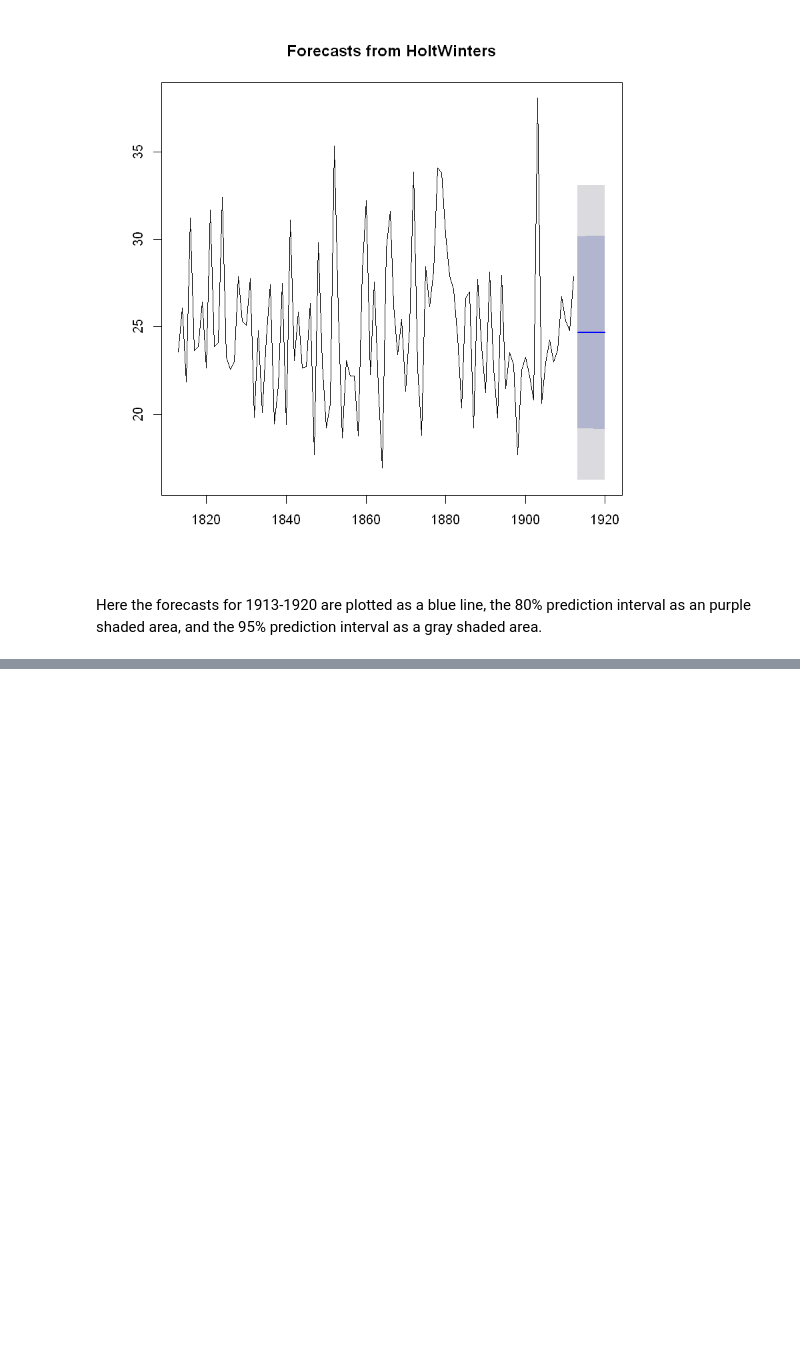
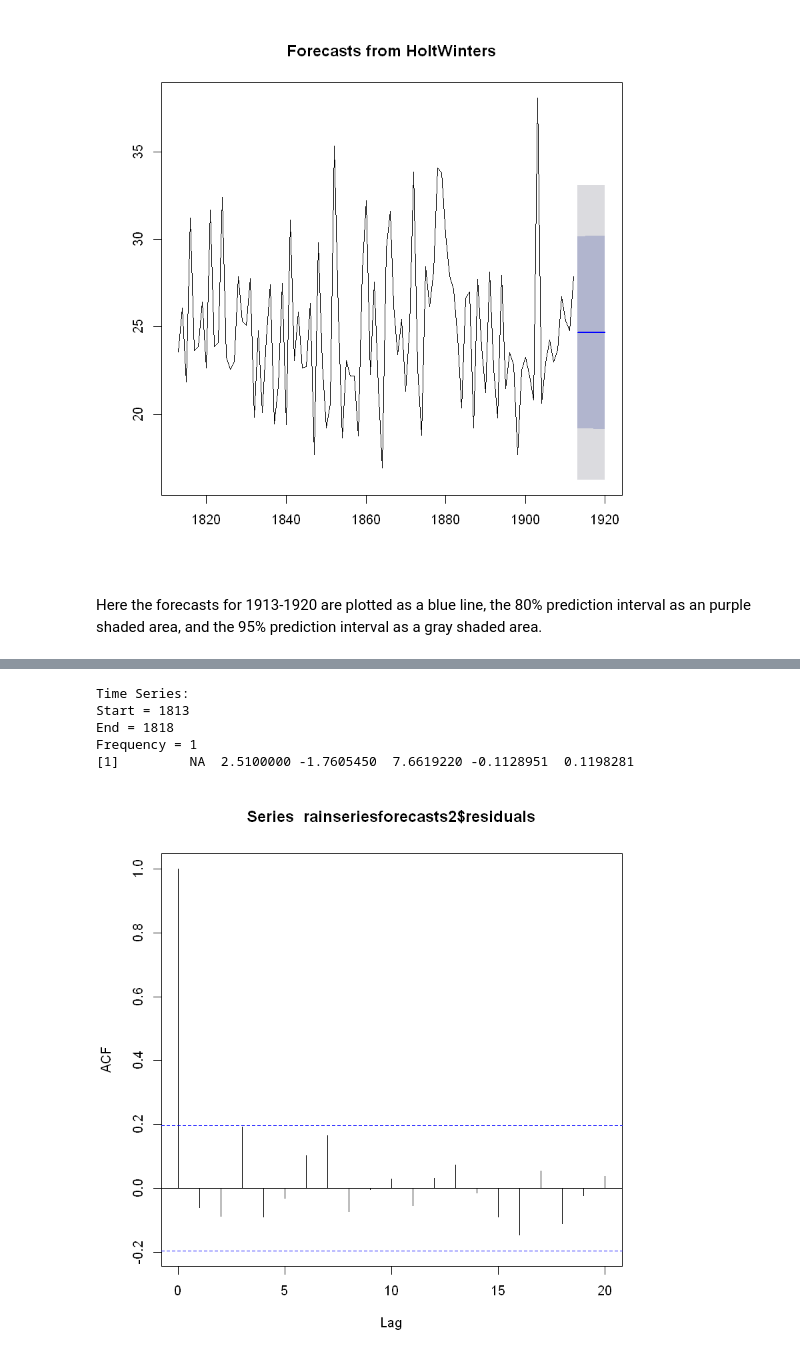
Before and after one commit to iamjz/R-Data, a Jupyter notebook: Timeseries.ipynb, the cells around one changed output, grey strips where cells are left out. Saved outputs shown, nothing was run; the diff lists cells and outputs as text; code cells hidden in the pictures; blank space fills up the shorter version.

```diff
--- a/Timeseries.ipynb
+++ b/Timeseries.ipynb
@@ -391,0 +389,12 @@ Here the forecasts for 1913-1920 are plotted as a blue line, the 80% prediction
+# %%
+head(rainseriesforecasts2$residuals)
+# %% [output]
+Time Series:
+Start = 1813
+End = 1818
+Frequency = 1
+[1]         NA  2.5100000 -1.7605450  7.6619220 -0.1128951  0.1198281
+# %%
+acf(rainseriesforecasts2$residuals, lag.max=20, na.action = na.pass)
+# %% [output]
+[figure, added]
```
Also changed, not shown: parts of 13 cells of this notebook.
